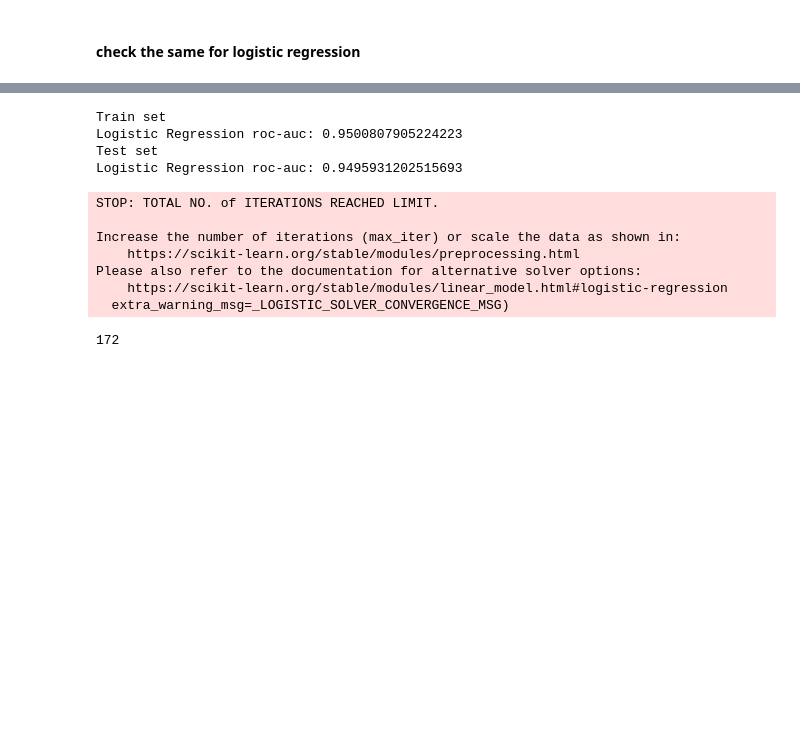
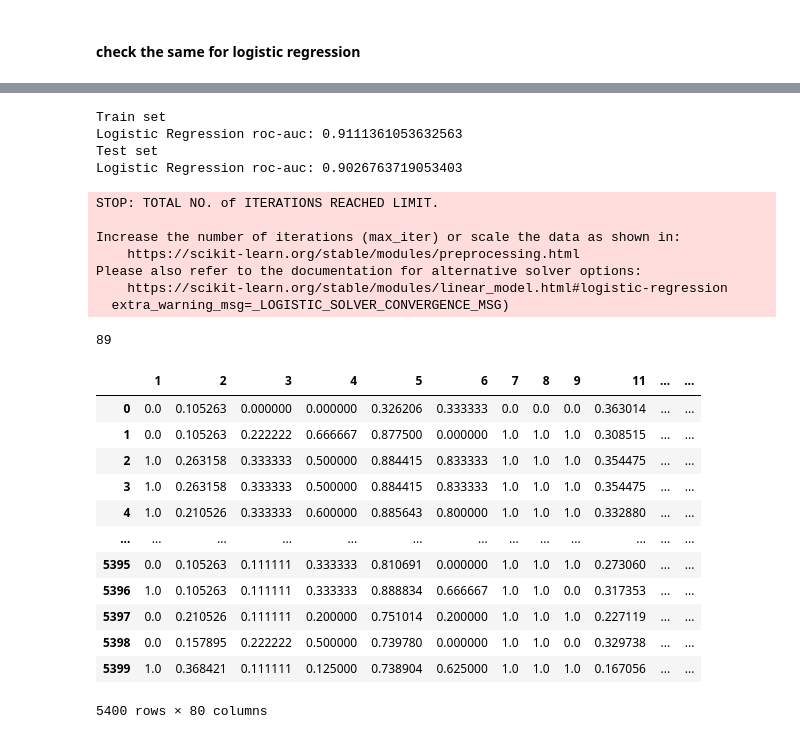
Before and after one commit to patrycjapiechowicz/cybersec, a Jupyter notebook: notebooks/part_3_feature_selection_basic_methods.ipynb, the cells around one changed output, grey strips where cells are left out. Drawn from its saved outputs; the diff is of its cells as text; code cells hidden in the pictures; blank space fills up the shorter version.

```diff
--- a/notebooks/part_3_feature_selection_basic_methods.ipynb
+++ b/notebooks/part_3_feature_selection_basic_methods.ipynb
@@ -25,6 +28,8 @@ y_test = X_test['label'].values.reshape(-1,1)
-# %%
-X_train = X_train.drop('label',axis=1)
-X_test =X_test.drop('label',axis=1)
+# %%
+y_train=X_train.iloc[:,0]
+y_test=X_test.iloc[:,0]
+X_train=X_train.iloc[:,1:]
+X_test=X_test.iloc[:,1:]
 # %%
 y_train.shape,y_test.shape, X_train.shape, X_test.shape
 # %% [output]
@@ -204,9 +201,9 @@ run_logistic(X_train,
                   y_train, y_test)
 # %% [output]
 Train set
-Logistic Regression roc-auc: 0.9500807905224223
+Logistic Regression roc-auc: 0.9111361053632563
 Test set
-Logistic Regression roc-auc: 0.9495931202515693
+Logistic Regression roc-auc: 0.9026763719053403
 STOP: TOTAL NO. of ITERATIONS REACHED LIMIT.
 
 Increase the number of iterations (max_iter) or scale the data as shown in:
@@ -221,6 +218,22 @@ selected_feats=X_train_basic_filter.columns
 # %%
 len(selected_feats)
 # %% [output]
-172
+89
 # %%
 pd.Series(selected_feats).to_csv('selected_features.csv', index=False)
+# %%
+X_train
+# %% [output]
+|  | 1 | 2 | 3 | 4 | 5 | 6 | 7 | 8 | 9 | 11 | ... | ... |
+| 0 | 0.0 | 0.105263 | 0.000000 | 0.000000 | 0.326206 | 0.333333 | 0.0 | 0.0 | 0.0 | 0.363014 | ... | ... |
+| 1 | 0.0 | 0.105263 | 0.222222 | 0.666667 | 0.877500 | 0.000000 | 1.0 | 1.0 | 1.0 | 0.308515 | ... | ... |
+| 2 | 1.0 | 0.263158 | 0.333333 | 0.500000 | 0.884415 | 0.833333 | 1.0 | 1.0 | 1.0 | 0.354475 | ... | ... |
+| 3 | 1.0 | 0.263158 | 0.333333 | 0.500000 | 0.884415 | 0.833333 | 1.0 | 1.0 | 1.0 | 0.354475 | ... | ... |
+| 4 | 1.0 | 0.210526 | 0.333333 | 0.600000 | 0.885643 | 0.800000 | 1.0 | 1.0 | 1.0 | 0.332880 | ... | ... |
+| ... | ... | ... | ... | ... | ... | ... | ... | ... | ... | ... | ... | ... |
+| 5395 | 0.0 | 0.105263 | 0.111111 | 0.333333 | 0.810691 | 0.000000 | 1.0 | 1.0 | 1.0 | 0.273060 | ... | ... |
+| 5396 | 1.0 | 0.105263 | 0.111111 | 0.333333 | 0.888834 | 0.666667 | 1.0 | 1.0 | 0.0 | 0.317353 | ... | ... |
+| 5397 | 0.0 | 0.210526 | 0.111111 | 0.200000 | 0.751014 | 0.200000 | 1.0 | 1.0 | 1.0 | 0.227119 | ... | ... |
+| 5398 | 0.0 | 0.157895 | 0.222222 | 0.500000 | 0.739780 | 0.000000 | 1.0 | 1.0 | 0.0 | 0.329738 | ... | ... |
+| 5399 | 1.0 | 0.368421 | 0.111111 | 0.125000 | 0.738904 | 0.625000 | 1.0 | 1.0 | 1.0 | 0.167056 | ... | ... |
+5400 rows × 80 columns
```
Also changed, not shown: parts of 14 cells of this notebook, 4 other files.
